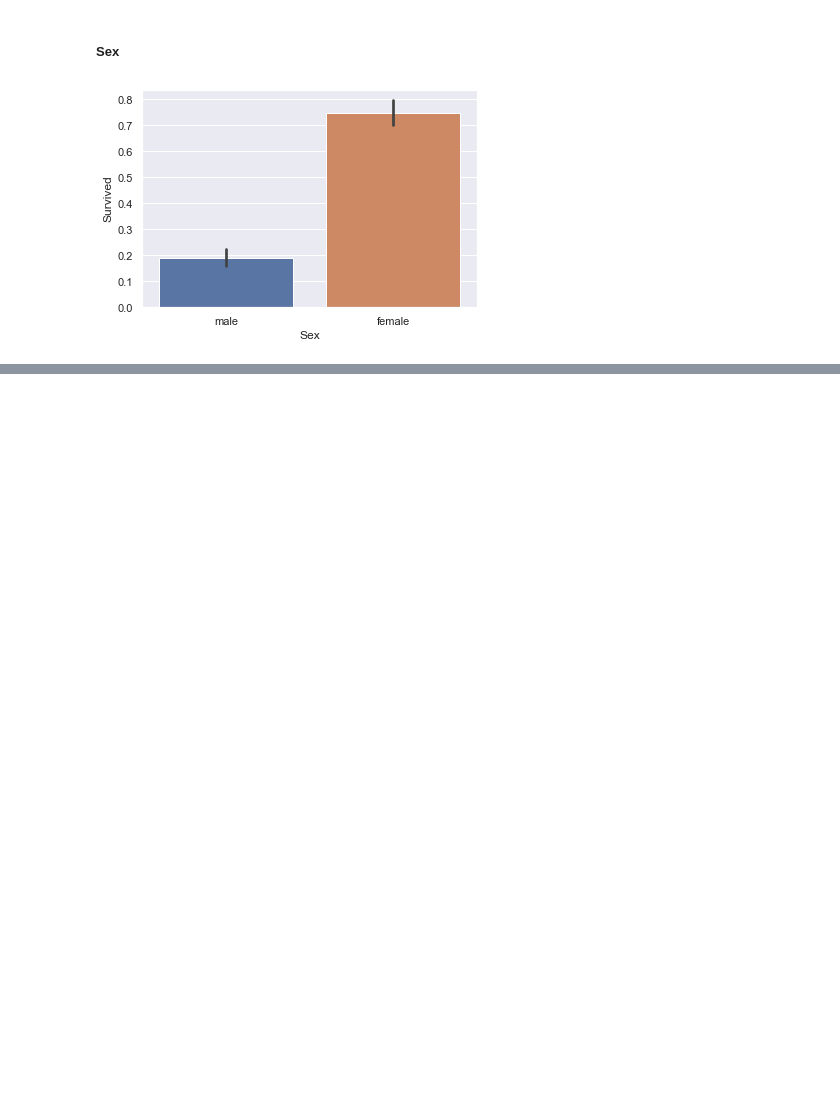
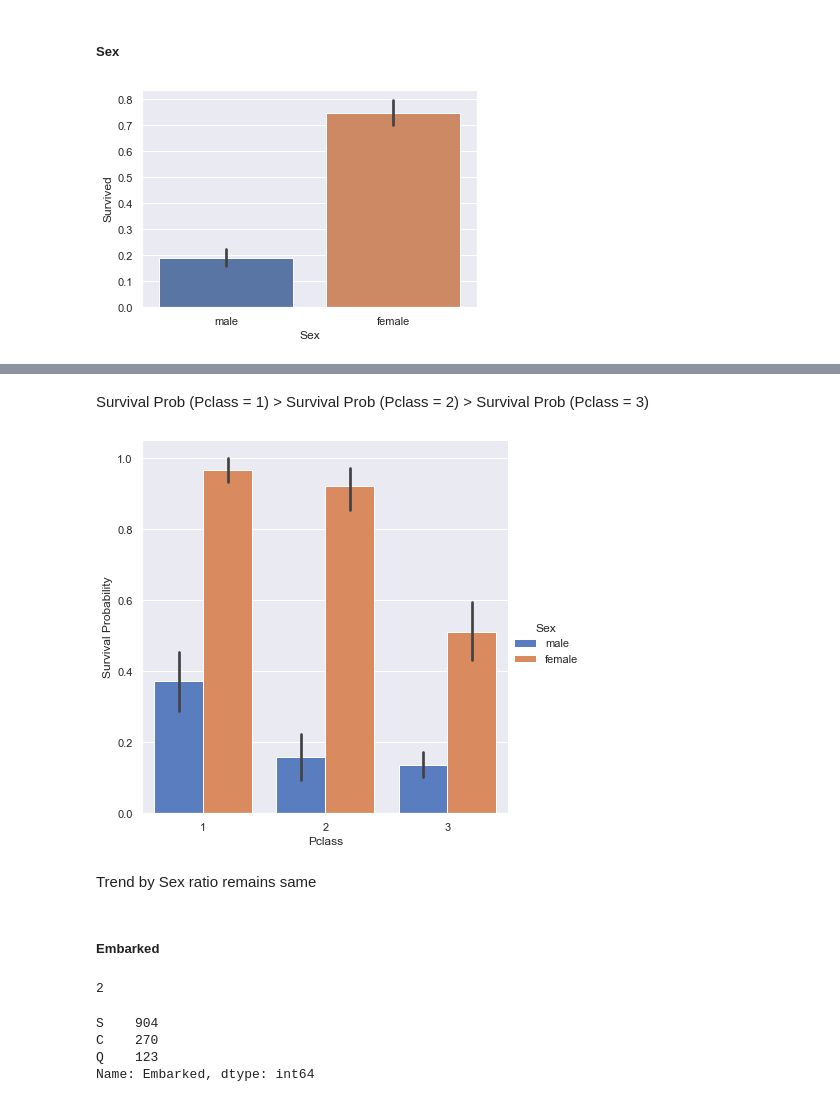
Before and after one commit to pksvv/pyMLEnsemble, a Jupyter notebook: Kaggle-Titanic.ipynb, the cells around one changed output, grey strips where cells are left out. Cells and saved outputs as stored; diff of their text form; code cells hidden in the pictures; blank space fills up the shorter version.

```diff
--- a/Kaggle-Titanic.ipynb
+++ b/Kaggle-Titanic.ipynb
@@ -280,0 +295,22 @@ g = sns.barplot(x='Sex',y='Survived',data=train)
+# %% [markdown]
+Survival Prob (Pclass = 1) > Survival Prob (Pclass = 2) > Survival Prob (Pclass = 3)
+# %%
+g = sns.factorplot(x='Pclass',y='Survived',data=train,kind='bar', hue = 'Sex',palette='muted',size=6)
+g = g.set_ylabels('Survival Probability')
+# %% [output]
+[figure, added]
+# %% [markdown]
+Trend by Sex ratio remains same
+# %% [markdown]
+##### Embarked
+# %%
+df['Embarked'].isnull().sum()
+# %% [output]
+2
+# %%
+df['Embarked'].value_counts()
+# %% [output]
+S    904
+C    270
+Q    123
+Name: Embarked, dtype: int64
```
Also changed, not shown: parts of 9 cells of this notebook.
